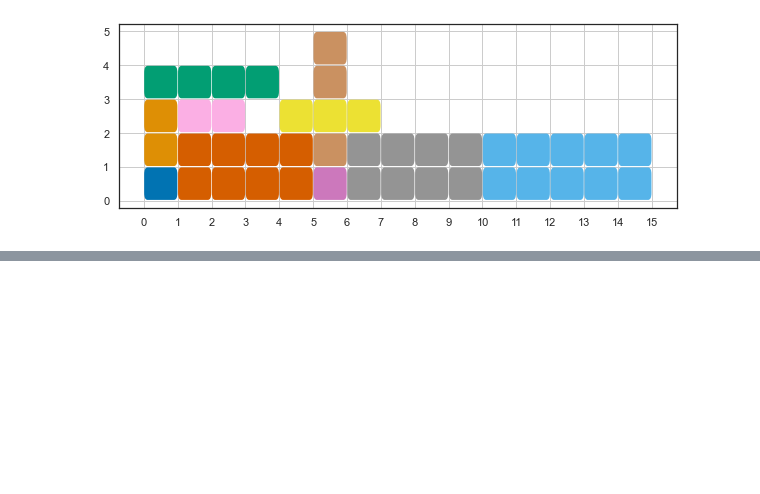
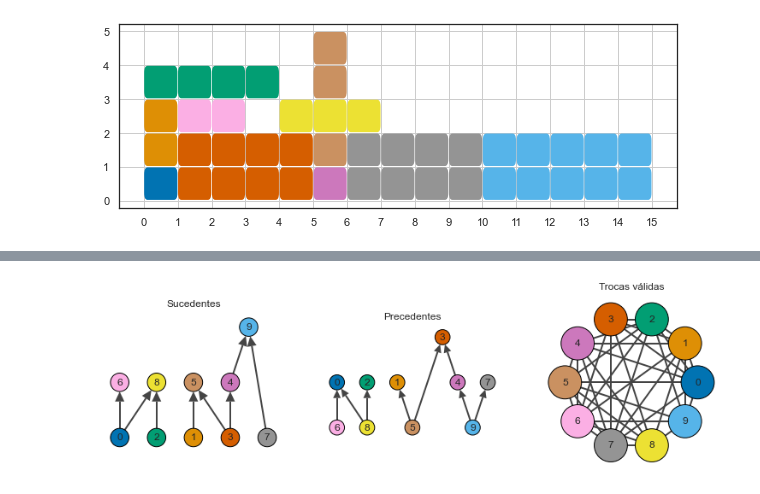
Before and after one commit to CoralBleaching/Metaheuristics-CombinatorialOptim, a Jupyter notebook: RCPSP.ipynb, the cells around one changed output, grey strips where cells are left out. Drawn from its saved outputs; the diff is of its cells as text; code cells hidden in the pictures; blank space fills up the shorter version.

```diff
--- a/RCPSP.ipynb
+++ b/RCPSP.ipynb
@@ -604,0 +662,8 @@ plot_gantt(rcpsp)
+# %%
+g_sucess = criarGrafo(rcpsp)
+g2_pred = criarGrafo(rcpsp, True, Relacao.Predecessores)
+g_ord = gera_grafo_de_ordernacoes_validas(g2_pred)
+plot_grafos([g_sucess, g2_pred, g_ord], ['Sucedentes', 'Precedentes', 'Trocas válidas'],
+            layout=['sugiyama', 'sugiyama', 'circle'], vgap=[1.5, 1.5])
+# %% [output]
+[figure, added]
```
Also changed, not shown: parts of 16 cells of this notebook.
